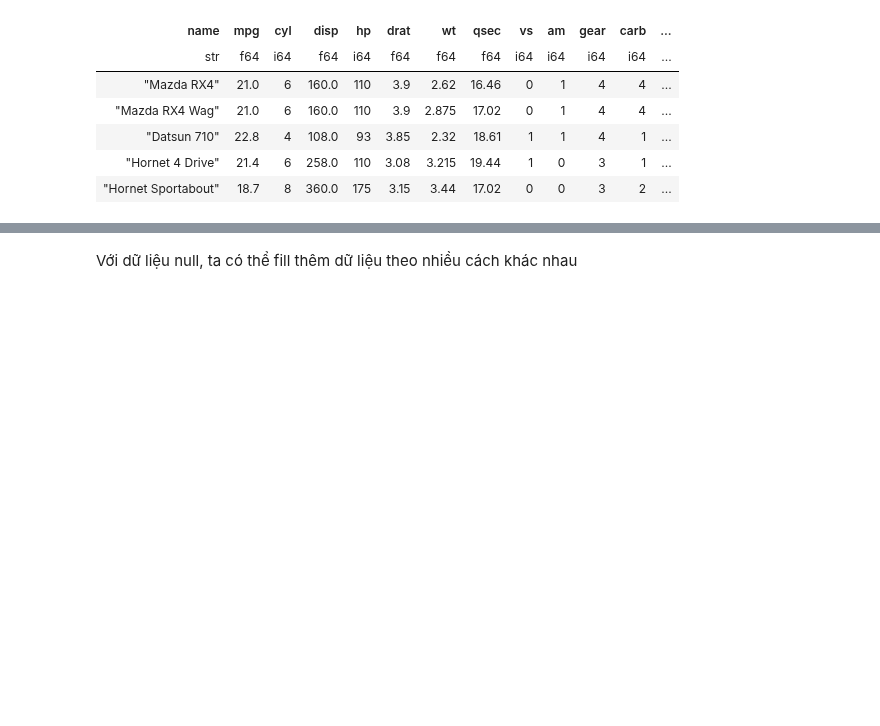
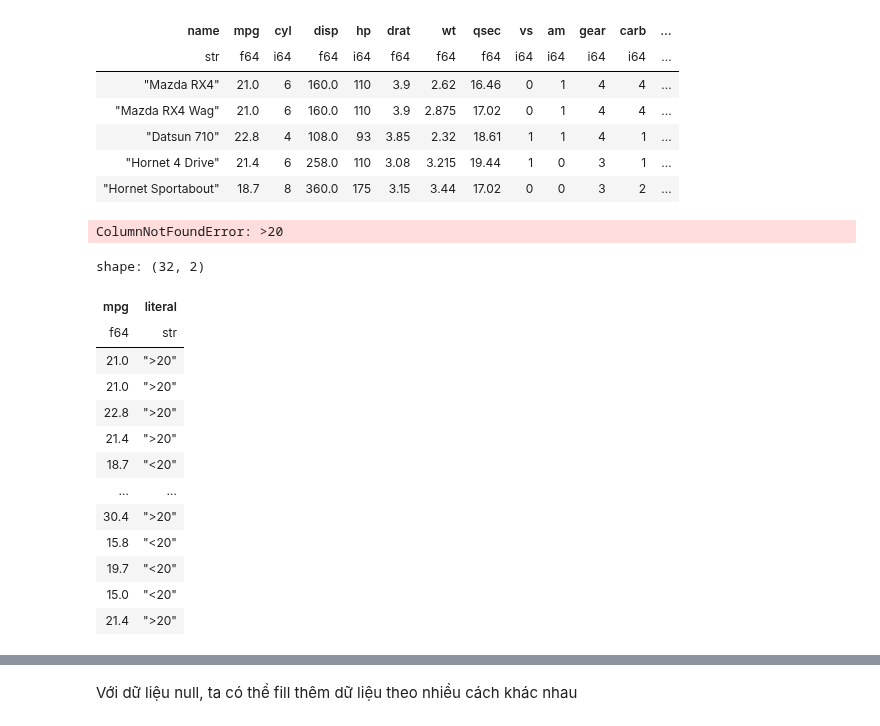
Before and after one commit to anhhd/anhhd.github.io, a Jupyter notebook: ds-book-python/.doctrees/nbsphinx/p01-20-polars.ipynb, the cells around one changed output, grey strips where cells are left out. Cells and saved outputs as stored; diff of their text form; code cells hidden in the pictures; blank space fills up the shorter version.

```diff
--- a/ds-book-python/.doctrees/nbsphinx/p01-20-polars.ipynb
+++ b/ds-book-python/.doctrees/nbsphinx/p01-20-polars.ipynb
@@ -1083,3 +1246,33 @@ shape: (5, 13)
 | "Datsun 710" | 22.8 | 4 | 108.0 | 93 | 3.85 | 2.32 | 18.61 | 1 | 1 | 4 | 1 | ... |
 | "Hornet 4 Drive" | 21.4 | 6 | 258.0 | 110 | 3.08 | 3.215 | 19.44 | 1 | 0 | 3 | 1 | ... |
 | "Hornet Sportabout" | 18.7 | 8 | 360.0 | 175 | 3.15 | 3.44 | 17.02 | 0 | 0 | 3 | 2 | ... |
+# %%
+# Trường hợp 2: Tính toán điều kiện when
+# Không sử dụng pl.lit sẽ không chạy
+mtcars_pl.select("mpg").with_columns(
+    pl.when(pl.col("mpg") >= 20).then(">20")
+        .otherwise("<20")
+)
+# %% [output]
+ColumnNotFoundError: >20
+# %%
+# Bắt buộc phải sử dụng pl.lit
+mtcars_pl.select("mpg").with_columns(
+    pl.when(pl.col("mpg") >= 20).then(pl.lit(">20"))
+        .otherwise(pl.lit("<20"))
+)
+# %% [output]
+shape: (32, 2)
+| mpg | literal |
+| f64 | str |
+| 21.0 | ">20" |
+| 21.0 | ">20" |
+| 22.8 | ">20" |
+| 21.4 | ">20" |
+| 18.7 | "<20" |
+| … | … |
+| 30.4 | ">20" |
+| 15.8 | "<20" |
+| 19.7 | "<20" |
+| 15.0 | "<20" |
+| 21.4 | ">20" |
```
Also changed, not shown: parts of 31 cells of this notebook, 7 other files.
